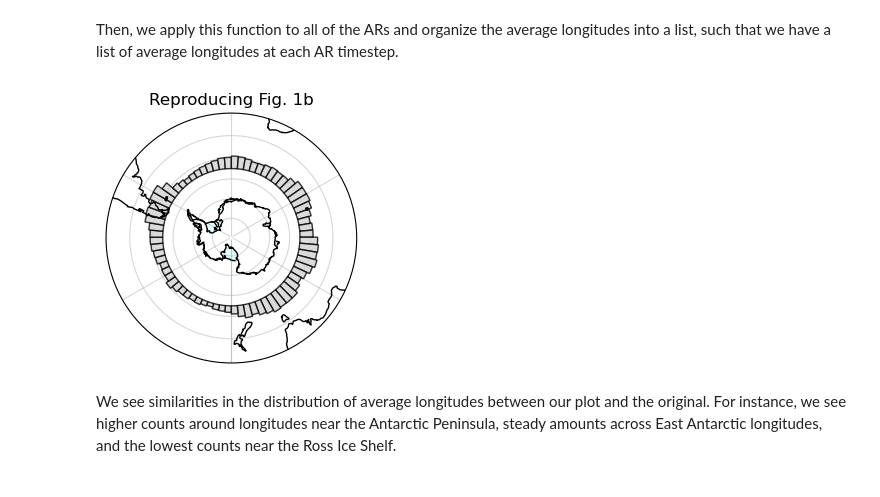
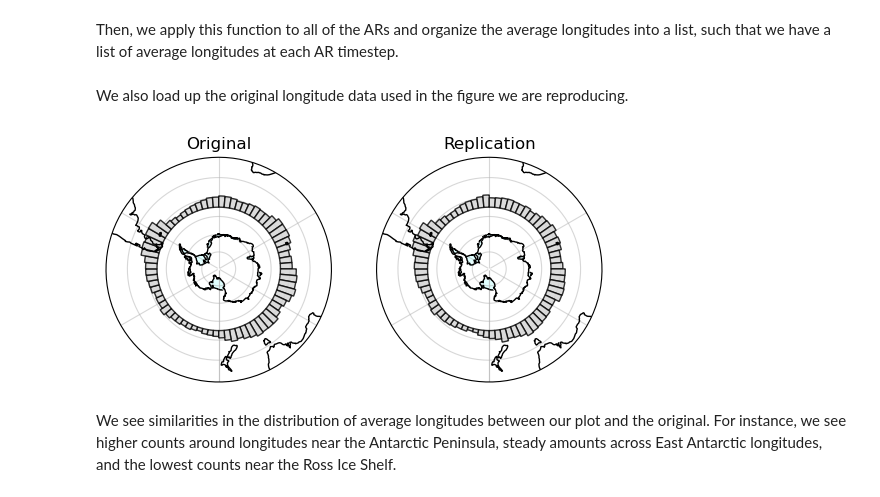
Before and after one commit to jbbutler/antarctic_AR_dataset, a Jupyter notebook: notebooks/quality_assurance/qa_aggregates.ipynb, the cells around one changed output. Drawn from its saved outputs; the diff is of its cells as text; code cells hidden in the pictures.

Commit message:
adding baiman fig 1b with own plotting code

```diff
--- a/notebooks/quality_assurance/qa_aggregates.ipynb
+++ b/notebooks/quality_assurance/qa_aggregates.ipynb
@@ -99,73 +95,97 @@ all_mean_lons = np.concatenate([m.values for m in mean_lons_list])
 clean_mean_lons = all_mean_lons[~np.isnan(all_mean_lons)]
+# %% [markdown]
+We also load up the original longitude data used in the figure we are reproducing.
+# %%
+original_lons = pd.read_csv('../../input_data/reproducing_plots_data/original_centers.csv')
+original_lons = np.array(original_lons.center_55)
 # %%
-fig = plt.figure(figsize=(11, 4))
-ax1 = plt.subplot(131, projection=ccrs.Stereographic(central_longitude=0., central_latitude=-90.))
+fig, axs = plt.subplots(1, 2, subplot_kw={'projection': ccrs.Stereographic(central_longitude=0., central_latitude=-90.)})
 
 ice_shelf_poly = cfeature.NaturalEarthFeature('physical', 'antarctic_ice_shelves_polys', '50m', edgecolor='none', facecolor='lightcyan')
-ax1.add_feature(ice_shelf_poly, linewidth=3)
+axs[0].add_feature(ice_shelf_poly, linewidth=3)
+axs[1].add_feature(ice_shelf_poly, linewidth=3)
 ice_shelf_line = cfeature.NaturalEarthFeature('physical', 'antarctic_ice_shelves_lines', '50m', edgecolor='black', facecolor='none')
-ax1.add_feature(ice_shelf_line, linewidth=1, zorder=13)
-ax1.coastlines(resolution='110m', linewidth=1, zorder=32)
+axs[0].add_feature(ice_shelf_line, linewidth=1, zorder=13)
+axs[1].add_feature(ice_shelf_line, linewidth=1, zorder=13)
+axs[0].coastlines(resolution='110m', linewidth=1, zorder=32)
+axs[1].coastlines(resolution='110m', linewidth=1, zorder=32)
 
 # Expanding the extent slightly to make room for the histogram bars
-ax1.set_extent([-180, 180, -90, -30], ccrs.PlateCarree())
-ax1.set_title('Reproducing Fig. 1b')
-ax1.grid(True, linestyle='--', color='gray', alpha=0.5)
+axs[0].set_extent([-180, 180, -90, -30], ccrs.PlateCarree())
+axs[1].set_extent([-180, 180, -90, -30], ccrs.PlateCarree())
+axs[1].set_title('Replication')
+axs[0].set_title('Original')
+axs[0].grid(True, linestyle='--', color='gray', alpha=0.5)
+axs[1].grid(True, linestyle='--', color='gray', alpha=0.5)
 
  # Map extent
 theta = np.linspace(0, 2*np.pi, 100)
 center, radius = [0.5, 0.5], 0.5
 verts = np.vstack([np.sin(theta), np.cos(theta)]).T
 circle = mpath.Path(verts * radius + center)
-ax1.set_boundary(circle, transform=ax1.transAxes)
-ax1.gridlines(alpha=0.5, zorder=33)
+axs[0].set_boundary(circle, transform=axs[0].transAxes)
+axs[1].set_boundary(circle, transform=axs[1].transAxes)
+axs[0].gridlines(alpha=0.5, zorder=33)
+axs[1].gridlines(alpha=0.5, zorder=33)
 
 # Define histogram parameters
 num_bins = 72
 counts, bin_edges = np.histogram(clean_mean_lons, bins=num_bins, range=(-180, 180), density=True)
+counts_orig, bin_edges_orig = np.histogram(original_lons, bins=num_bins, range=(-180, 180), density=True)
 
 # define histogram heights relative to a maximum latitude
 baseline_lat = -55
 max_lat_stretch = 10
 scaled_heights = (counts / counts.max()) * max_lat_stretch
+scaled_heights_orig = (counts_orig / counts_orig.max()) * max_lat_stretch
 
 for i in range(len(counts)):
     # if no intersections with 55 S
     if counts[i] == 0:
         continue
 
-    # Left and right longitudes for this bin
+    # left and right longitudes for this bin
     lon1 = bin_edges[i]
     lon2 = bin_edges[i+1]
+    lon1_orig = bin_edges_orig[i]
+    lon2_orig = bin_edges_orig[i+1]
 
-    # Bottom and top latitudes for this bin
+    # bottom and top latitudes for this bin
     lat_bottom = baseline_lat
-    lat_top = baseline_lat + scaled_heights[i] # Adding a positive number moves it North
+    lat_top = baseline_lat + scaled_heights[i]
+    lat_top_orig = baseline_lat + scaled_heights_orig[i]
 
-    # Create vertices for the polygon.
-    # We use np.linspace to add intermediate points along the top and bottom
+    # create vertices for the polygon.
+    # we use np.linspace to add intermediate points along the top and bottom
     # edges so Cartopy bends the polygon smoothly along the latitude curves.
     lons = np.linspace(lon1, lon2, 10)
+    lons_orig = np.linspace(lon1_orig, lon2_orig, 10)
 
-    # Top edge coordinates (left to right)
+    # top edge coordinates (left to right)
     top_edge = np.column_stack((lons, np.full_like(lons, lat_top)))
+    top_edge_orig = np.column_stack((lons_orig, np.full_like(lons_orig, lat_top_orig)))
 
-    # Bottom edge coordinates (right to left to close the polygon loop)
+    # bottom edge coordinates (right to left to close the polygon loop)
     bottom_edge = np.column_stack((lons[::-1], np.full_like(lons, lat_bottom)))
+    bottom_edge_orig = np.column_stack((lons_orig[::-1], np.full_like(lons_orig, lat_bottom)))
 
     # Stack them to form the closed polygon perimeter
     verts = np.vstack((top_edge, bottom_edge))
+    verts_orig = np.vstack((top_edge_orig, bottom_edge_orig))
 
     # Create the patch and add it to the map
     # Using transform=ccrs.PlateCarree() is the crucial step that forces
     # Cartopy to project our standard coordinates onto the polar map.
     poly = Polygon(verts, facecolor='lightgray', edgecolor='black',
                    transform=ccrs.PlateCarree(), alpha=0.8, zorder=10)
-    ax1.add_patch(poly)
+    poly_orig = Polygon(verts_orig, facecolor='lightgray', edgecolor='black',
+                   transform=ccrs.PlateCarree(), alpha=0.8, zorder=10)
+    axs[0].add_patch(poly)
+    axs[1].add_patch(poly_orig)
 
 fig.savefig('../../output/plots/reproduce_longitudinal_hist.png', dpi=300)
 # %% [output]
-[figure, old version]
+[figure, new version]
 # %% [markdown]
 We see similarities in the distribution of average longitudes between our plot and the original. For instance, we see higher counts around longitudes near the Antarctic Peninsula, steady amounts across East Antarctic longitudes, and the lowest counts near the Ross Ice Shelf.
 # %% [markdown]
```
Also changed, not shown: parts of 2 cells of this notebook.
